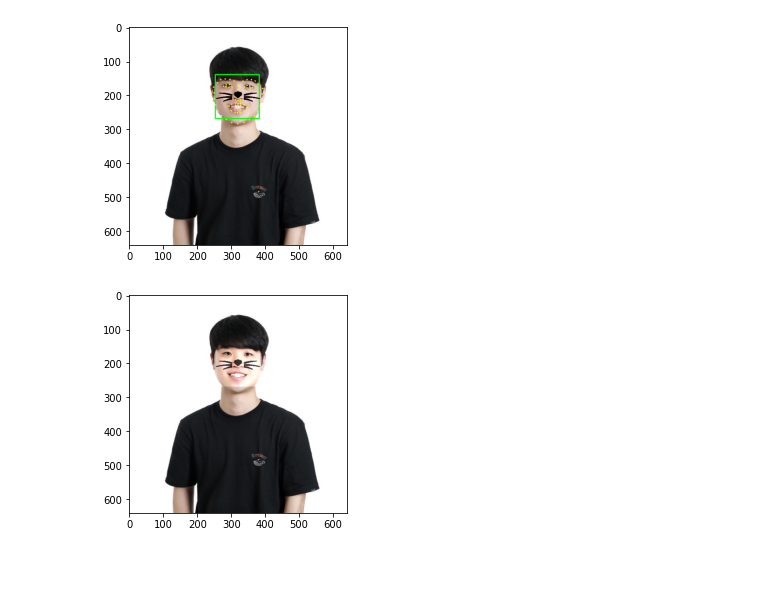
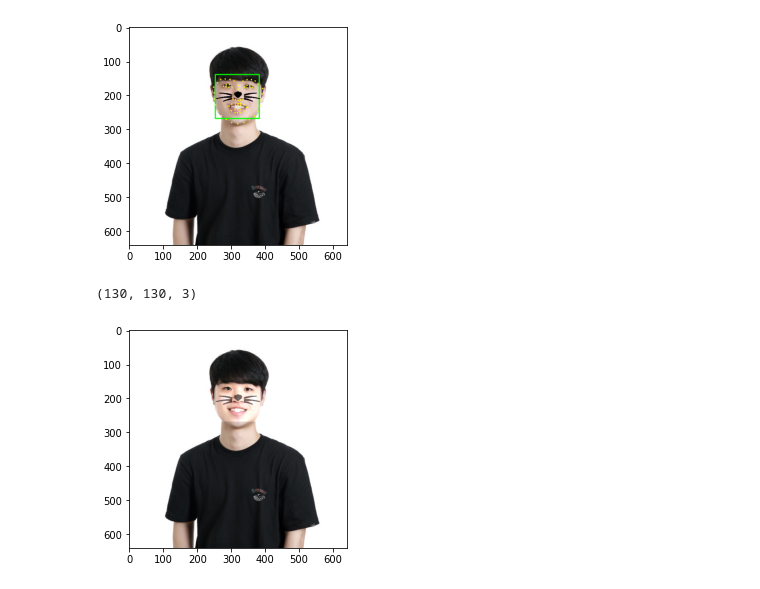
Before and after one commit to cozytk/aiffel, a Jupyter notebook: explorations/03_camera_sticker/cat_beard.ipynb, the cells around one changed output. Saved outputs shown, nothing was run; the diff lists cells and outputs as text; code cells hidden in the pictures.

```diff
--- a/explorations/03_camera_sticker/cat_beard.ipynb
+++ b/explorations/03_camera_sticker/cat_beard.ipynb
@@ -8,8 +7,6 @@ print("🌫🛸")
 # %%
-import os
 my_image_path = os.getenv('HOME')+'/aiffel/aiffel/explorations/03_camera_sticker/images/image.png'
-img_bgr = cv2.imread(my_image_path)    #- OpenCV로 이미지를 읽어서
-img_bgr = cv2.resize(img_bgr, (640, 640))    # 640x360의 크기로 Resize
+img_bgr = cv2.resize(cv2.imread(my_image_path), (640, 640))    # 640x360의 크기로 Resize
 img_show = img_bgr.copy()      #- 출력용 이미지 별도 보관
 plt.imshow(img_bgr)
 plt.show()
@@ -65,16 +65,6 @@ print("🌫🛸")
 # %%
 list_landmarks = []
-points_landmarks = []
 for dlib_rect in dlib_rects:
     points = landmark_predictor(img_rgb, dlib_rect)
     list_points = list(map(lambda p: (p.x, p.y), points.parts()))
     list_landmarks.append(list_points)
-    points_landmarks.append(points)
-
-print(points_landmarks[0].parts())
-print('\n')
-for i in points_landmarks:
-  print(i.parts())
-print('\n')
-print(list_landmarks)
-print(len(list_landmarks[0]))
@@ -100,13 +83,11 @@ plt.show()
 # %%
-w, h = 0, 0
-x, y = 0, 0
 
 for dlib_rect, landmark in zip(dlib_rects, list_landmarks):
     print (landmark[30]) # nose center index : 30
     x = landmark[30][0]
     y = landmark[30][1]
     w = dlib_rect.width()
-    h = dlib_rect.width()
+    h = dlib_rect.height()
     print ('(x,y) : (%d,%d)'%(x,y))
     print ('(w,h) : (%d,%d)'%(w,h))
 # %% [output]
@@ -151,11 +138,16 @@ plt.imshow(cv2.cvtColor(img_show, cv2.COLOR_BGR2RGB))
 plt.show()
 # %% [output]
 [figure]
+# %%
+print(img_sticker.shape)
+# %% [output]
+(130, 130, 3)
 # %%
+cv2.addWeighted(img_sticker, 0.5, sticker_area, 0.5, 0)
 sticker_area = img_bgr[refined_y:refined_y+img_sticker.shape[0], refined_x:refined_x+img_sticker.shape[1]]
 img_bgr[refined_y:+refined_y+img_sticker.shape[0], refined_x:refined_x+img_sticker.shape[1]] = \
     cv2.addWeighted(sticker_area, 0.5, np.where(img_sticker==255,sticker_area,img_sticker==255).astype(np.uint8), 0.7, 0)
-plt.imshow(cv2.cvtColor(img_bgr, cv2.COLOR_BGR2RGB))
+plt.imshow(cv2.cvtColor(img_bgr, cv2.COLOR_BGR2RGBA))
 plt.show()
 # %% [output]
-[figure, old version]
+[figure, new version]
```
Also changed, not shown: parts of 17 cells of this notebook.
